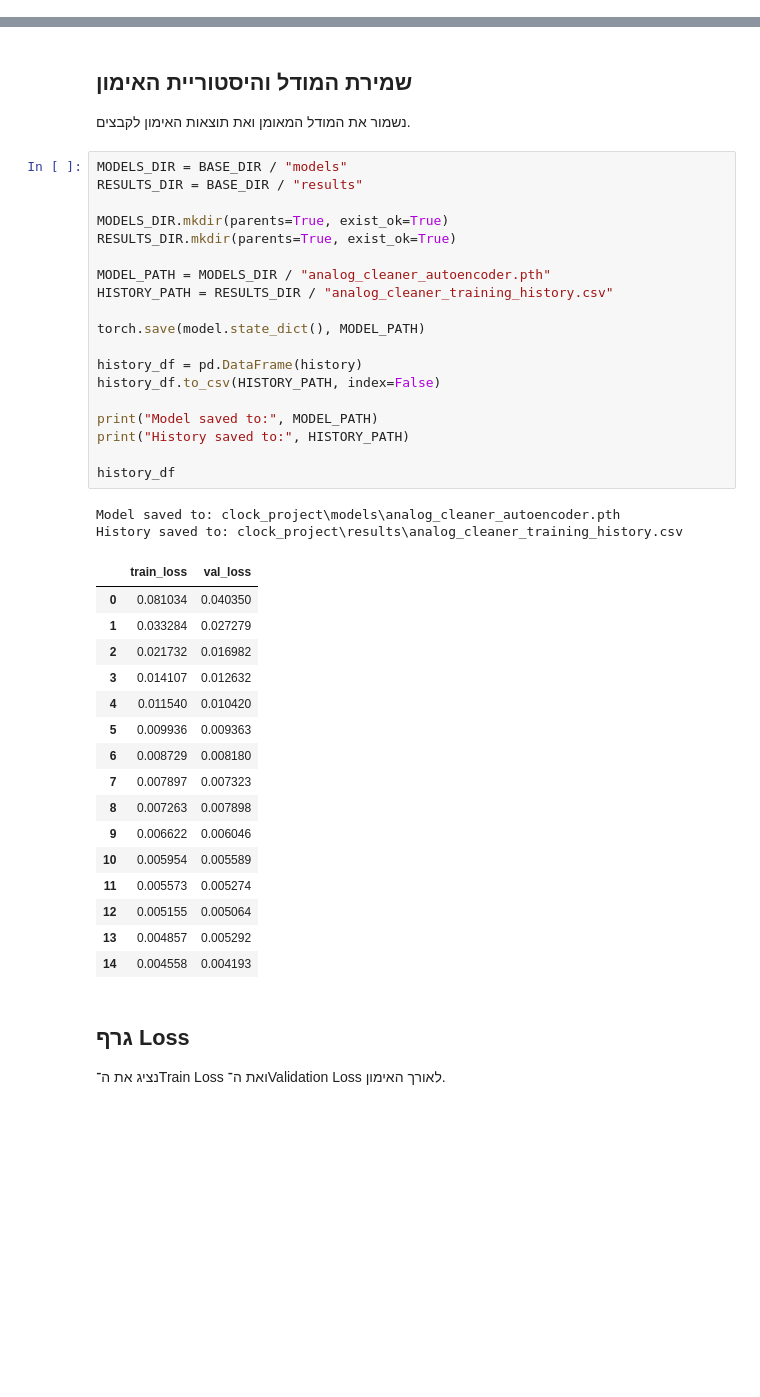
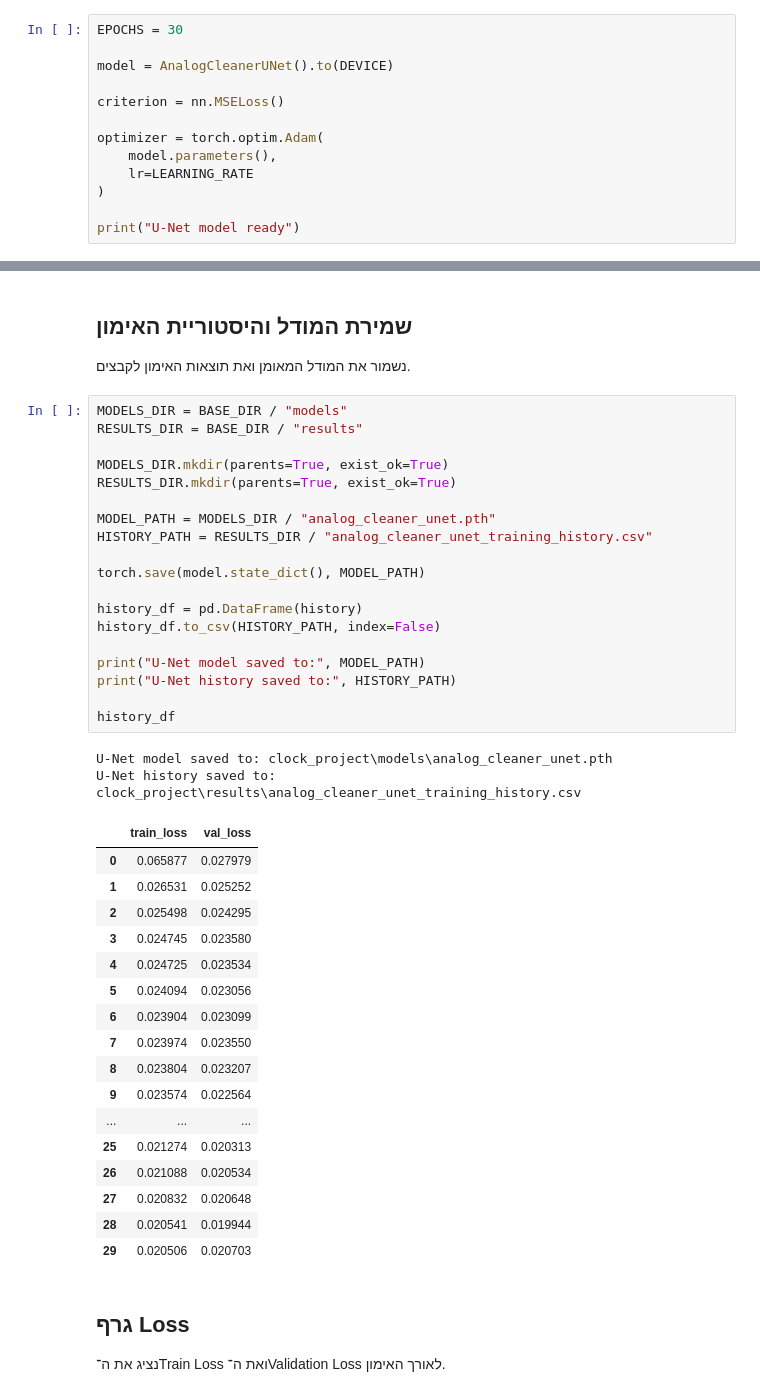
Before and after one commit to aviyaohayon634/clocks_dl_project, a Jupyter notebook: Stage3_train_analog_cleaner.ipynb, the cells around one changed output, grey strips where cells are left out. Cells and saved outputs as stored; diff of their text form; blank space fills up the shorter version.

```diff
--- a/Stage3_train_analog_cleaner.ipynb
+++ b/Stage3_train_analog_cleaner.ipynb
@@ -220,3 +220,16 @@ class AnalogCleanerAutoEncoder(nn.Module):
         x = self.encoder(x)
         x = self.decoder(x)
         return x
+# %%
+EPOCHS = 30
+
+model = AnalogCleanerUNet().to(DEVICE)
+
+criterion = nn.MSELoss()
+
+optimizer = torch.optim.Adam(
+    model.parameters(),
+    lr=LEARNING_RATE
+)
+
+print("U-Net model ready")
@@ -331,41 +389,42 @@ Epoch 15/15 | Train Loss: 0.004558 | Val Loss: 0.004193
 # %%
 MODELS_DIR = BASE_DIR / "models"
 RESULTS_DIR = BASE_DIR / "results"
 
 MODELS_DIR.mkdir(parents=True, exist_ok=True)
 RESULTS_DIR.mkdir(parents=True, exist_ok=True)
 
-MODEL_PATH = MODELS_DIR / "analog_cleaner_autoencoder.pth"
-HISTORY_PATH = RESULTS_DIR / "analog_cleaner_training_history.csv"
+MODEL_PATH = MODELS_DIR / "analog_cleaner_unet.pth"
+HISTORY_PATH = RESULTS_DIR / "analog_cleaner_unet_training_history.csv"
 
 torch.save(model.state_dict(), MODEL_PATH)
 
 history_df = pd.DataFrame(history)
 history_df.to_csv(HISTORY_PATH, index=False)
 
-print("Model saved to:", MODEL_PATH)
-print("History saved to:", HISTORY_PATH)
+print("U-Net model saved to:", MODEL_PATH)
+print("U-Net history saved to:", HISTORY_PATH)
 
 history_df
 # %% [output]
-Model saved to: clock_project\models\analog_cleaner_autoencoder.pth
-History saved to: clock_project\results\analog_cleaner_training_history.csv
+U-Net model saved to: clock_project\models\analog_cleaner_unet.pth
+U-Net history saved to: clock_project\results\analog_cleaner_unet_training_history.csv
 |  | train_loss | val_loss |
-| 0 | 0.081034 | 0.040350 |
-| 1 | 0.033284 | 0.027279 |
-| 2 | 0.021732 | 0.016982 |
-| 3 | 0.014107 | 0.012632 |
-| 4 | 0.011540 | 0.010420 |
-| 5 | 0.009936 | 0.009363 |
-| 6 | 0.008729 | 0.008180 |
-| 7 | 0.007897 | 0.007323 |
-| 8 | 0.007263 | 0.007898 |
-| 9 | 0.006622 | 0.006046 |
-| 10 | 0.005954 | 0.005589 |
-| 11 | 0.005573 | 0.005274 |
-| 12 | 0.005155 | 0.005064 |
-| 13 | 0.004857 | 0.005292 |
-| 14 | 0.004558 | 0.004193 |
+| 0 | 0.065877 | 0.027979 |
+| 1 | 0.026531 | 0.025252 |
+| 2 | 0.025498 | 0.024295 |
+| 3 | 0.024745 | 0.023580 |
+| 4 | 0.024725 | 0.023534 |
+| 5 | 0.024094 | 0.023056 |
+| 6 | 0.023904 | 0.023099 |
+| 7 | 0.023974 | 0.023550 |
+| 8 | 0.023804 | 0.023207 |
+| 9 | 0.023574 | 0.022564 |
+| ... | ... | ... |
+| 25 | 0.021274 | 0.020313 |
+| 26 | 0.021088 | 0.020534 |
+| 27 | 0.020832 | 0.020648 |
+| 28 | 0.020541 | 0.019944 |
+| 29 | 0.020506 | 0.020703 |
 # %% [markdown]
 ## גרף Loss
 
```
Also changed, not shown: parts of 7 cells of this notebook, 8 other files.
